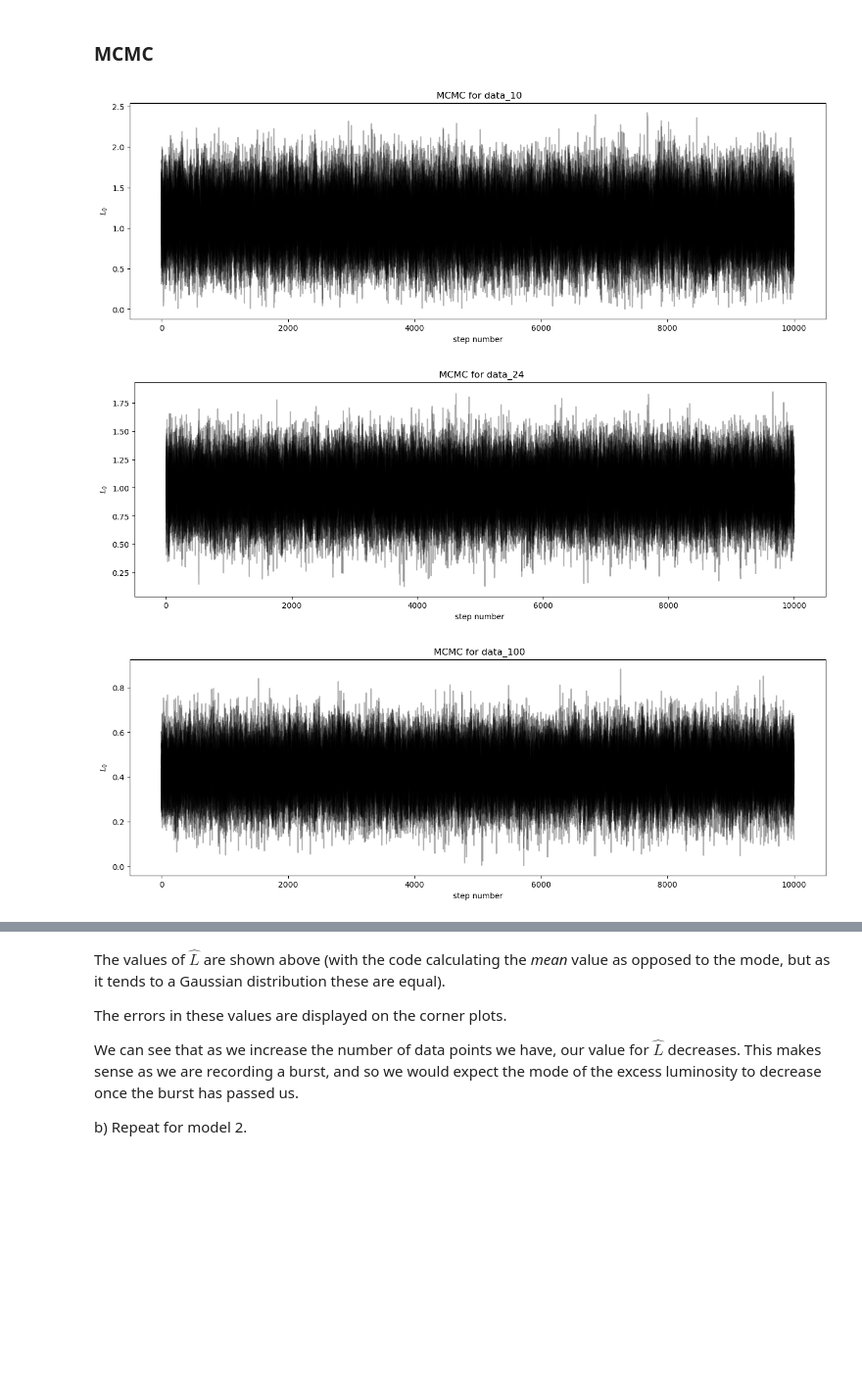
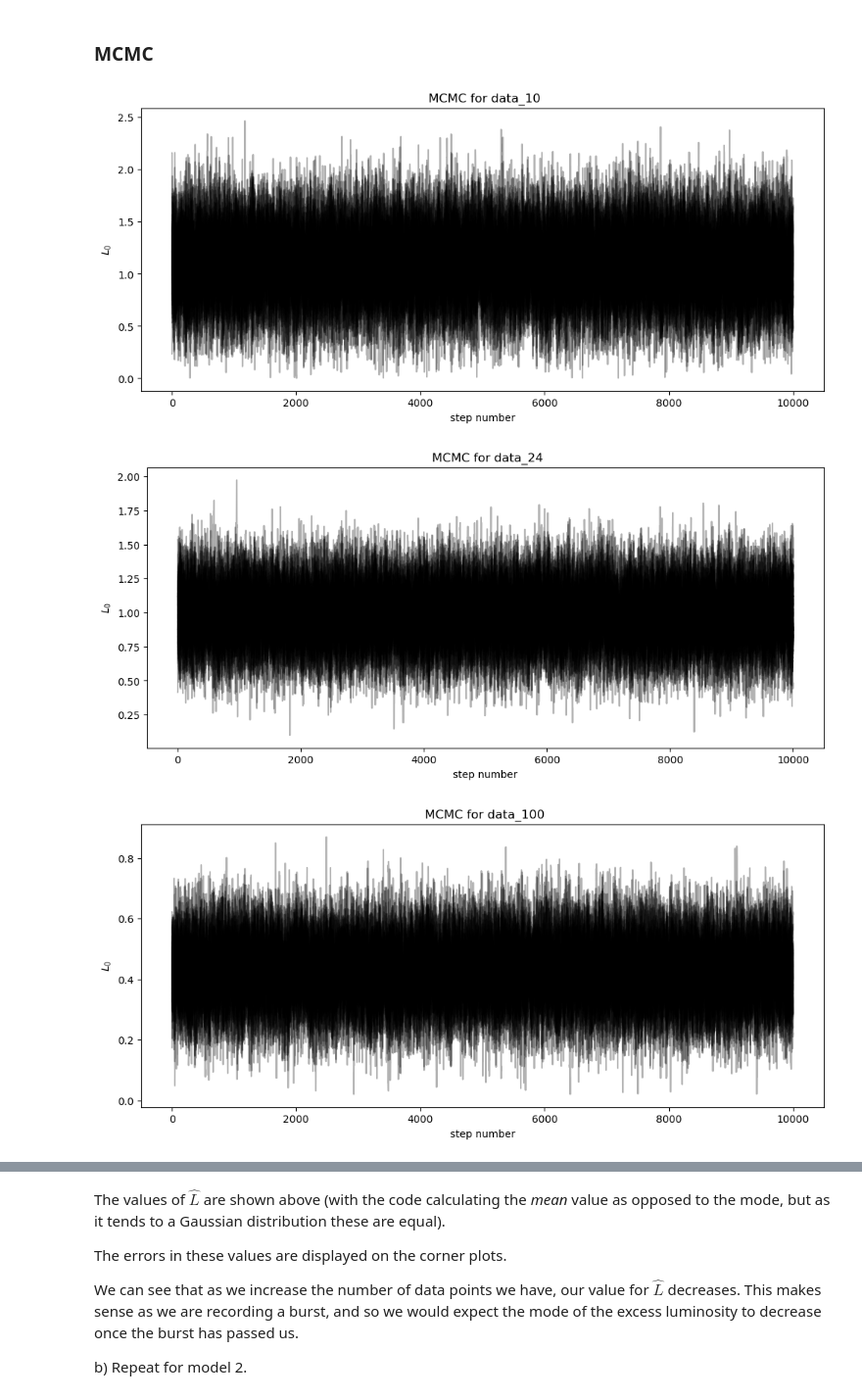
Before and after one commit to guner-aygin/Uni---second-year-assignments, a Jupyter notebook: Inference from Scientific Data/ISD Worksheet 2.ipynb, the cells around one changed output, grey strips where cells are left out. Shown at 98% size. Cells and saved outputs as stored; diff of their text form; code cells hidden in the pictures; blank space fills up the shorter version.

```diff
--- a/Inference from Scientific Data/ISD Worksheet 2.ipynb
+++ b/Inference from Scientific Data/ISD Worksheet 2.ipynb
@@ -300,36 +300,36 @@ import corner
 # %%
 pos = np.abs(np.random.randn(30,1)) # random start location --> chosen to start at a +ve value (as L_0 must be positive)
 nwalkers, ndim = pos.shape
 
 samples = [] # for the MCMC graph
 flat_samples = [] # for the corner plot
 
 for i in range(data_set_size):
 
     sampler = emcee.EnsembleSampler(
         nwalkers, ndim, log_posterior1, args=([data_set[i]])
     )
 
     state = sampler.run_mcmc(pos, nsteps=1000)
 
     sampler.reset()
     sampler.run_mcmc(state, 10000, progress=True) # run algorithm for 10000 iterations
     samples.append(sampler.get_chain())
 
     flat_samples.append(sampler.get_chain(discard=500, thin=20, flat=True))
 
     labels = ['$L_0$']
 
-    figure = plt.figure(figsize=[16,5])
+    figure = plt.figure(figsize=[12,5])
     plt.plot(samples[i][:, :, 0], "k", alpha=0.3)
     plt.title(f' MCMC for {data_set_names[i]}')
     plt.ylabel(labels[0])
     plt.xlabel('step number')
     plt.show();
 # %% [output]
-[figure, old version]
+[figure, new version]
-[figure, old version]
+[figure, new version]
-[figure, old version]
+[figure, new version]
 # %%
 for i in range(data_set_size):
     fig = corner.corner(
```
Also changed, not shown: parts of 5 cells of this notebook.
